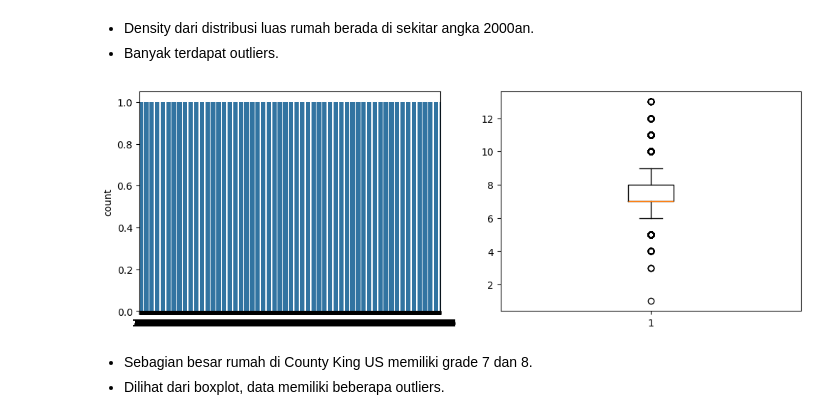
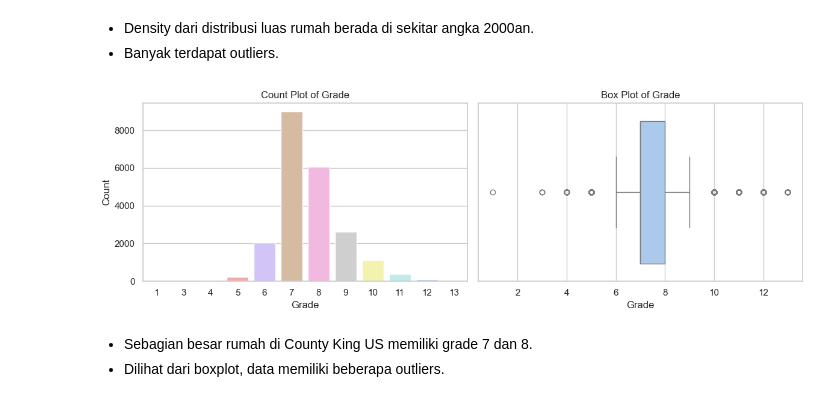
Before and after one commit to restudev/Machine-Learning, a Jupyter notebook: minggu10-12/Multivariate-Linear-Regression-master/Multivariate Linear Regression.ipynb, the cells around one changed output. Drawn from its saved outputs; the diff is of its cells as text; code cells hidden in the pictures.

```diff
--- a/minggu10-12/Multivariate-Linear-Regression-master/Multivariate Linear Regression.ipynb
+++ b/minggu10-12/Multivariate-Linear-Regression-master/Multivariate Linear Regression.ipynb
@@ -164,19 +190,35 @@ plt.show()
 # %% [markdown]
 - Density dari distribusi luas rumah berada di sekitar angka 2000an.
 - Banyak terdapat outliers.
-# %%
-#Univariate analysis grade
-#Melihat distribusi dari grade
-f = plt.figure(figsize=(12,4))
-
-f.add_subplot(1,2,1)
-sns.countplot(df['grade'])
-
-f.add_subplot(1,2,2)
-plt.boxplot(df['grade'])
-plt.show()
-# %% [output]
-[figure, removed]
+# %%
+#Univariate analysis grade
+#Melihat distribusi dari grade
+
+# Set style dan palet
+sns.set(style="whitegrid")
+palette = sns.color_palette("pastel", n_colors=len(df['grade'].unique()))
+
+# Univariate analysis untuk grade
+f = plt.figure(figsize=(12, 4))
+
+# Count plot grade dengan warna pastel
+f.add_subplot(1, 2, 1)
+sns.countplot(data=df, x='grade', palette=palette, hue='grade', dodge=False)
+plt.title('Count Plot of Grade')
+plt.xlabel('Grade')
+plt.ylabel('Count')
+plt.legend([],[], frameon=False) # Menghapus legend
+
+# Box plot grade dengan warna pastel
+f.add_subplot(1, 2, 2)
+sns.boxplot(data=df, x='grade', color=palette[0])
+plt.title('Box Plot of Grade')
+plt.xlabel('Grade')
+
+plt.tight_layout()
+plt.show()
+# %% [output]
+[figure, added]
 # %% [markdown]
 - Sebagian besar rumah di County King US memiliki grade 7 dan 8.
 - Dilihat dari boxplot, data memiliki beberapa outliers.
```
Also changed, not shown: parts of 7 cells of this notebook.
